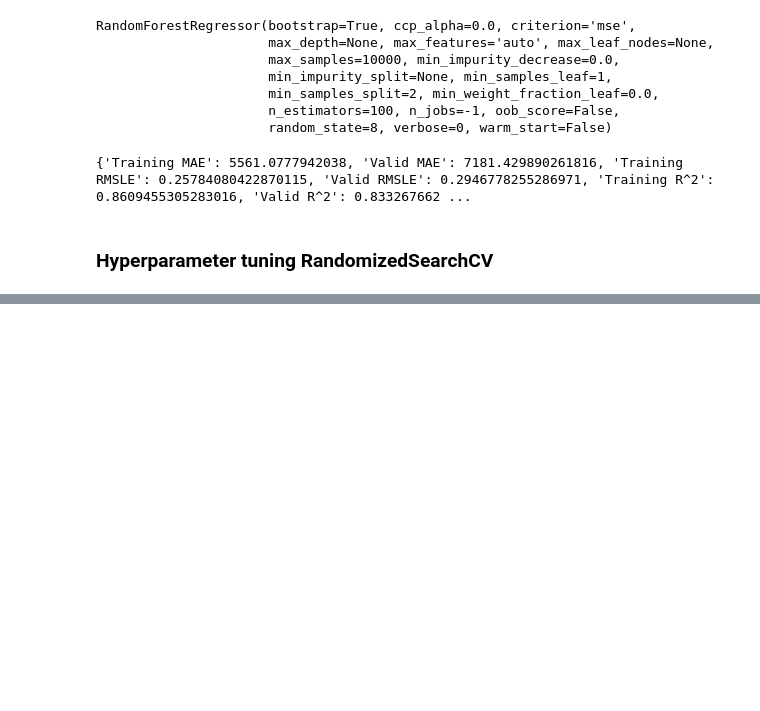
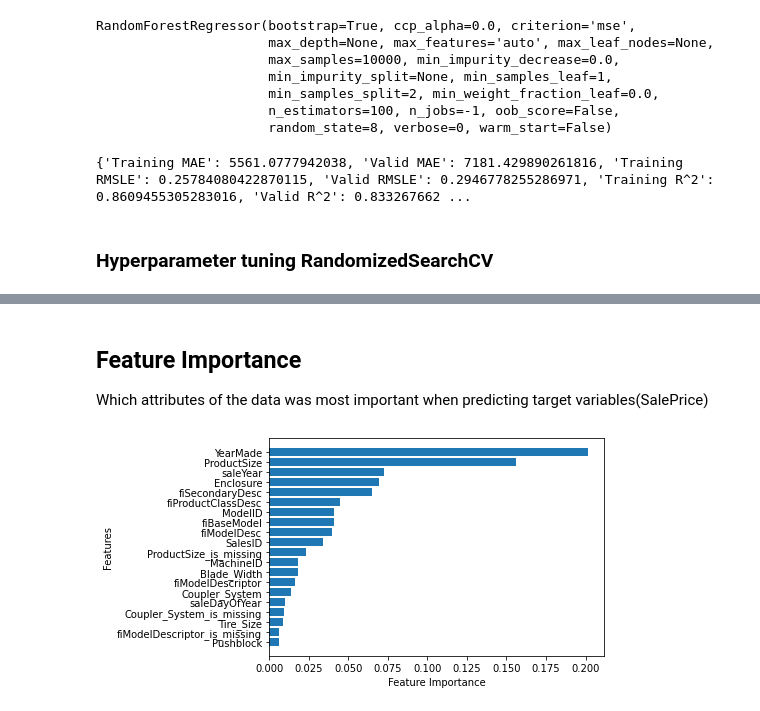
Before and after one commit to abishek-bupathi/bulldozer-price-prediction, a Jupyter notebook: bulldozer-price-regression.ipynb, the cells around one changed output, grey strips where cells are left out. Drawn from its saved outputs; the diff is of its cells as text; code cells hidden in the pictures; blank space fills up the shorter version.

```diff
--- a/bulldozer-price-regression.ipynb
+++ b/bulldozer-price-regression.ipynb
@@ -395,9 +395,9 @@ rf_grid = {"n_estimators": np.arange(10, 100, 10),
 
 # Insatantiate RadomizedSearchCV model
 rs_model = RandomizedSearchCV(RandomForestRegressor(n_jobs = -1,
-                                                    random_state=42),
+                                                    random_state=8),
                               param_distributions=rf_grid,
-                              n_iter = 5,
+                              n_iter =2, # set this higher for better parameter values
                               cv = 5,
                               verbose = True)
  #Fit the RandomizedSearchCV model
@@ -430,0 +445,14 @@ show_scores(rs_model)
+# %%
+%%time
+
+# Ideal Hyperparameter
+ideal_model = RandomForestRegressor(n_estimators= 40,
+                                    min_samples_leaf= 1,
+                                    min_samples_split= 14,
+                                    max_features= 0.5,
+                                    n_jobs= -1,
+                                    max_samples = None,
+                                    random_state = 8)
+
+# Fit the ideal model
+ideal_model.fit(x_train, y_train)
@@ -430,0 +578,22 @@ show_scores(rs_model)
+# %% [markdown]
+## Feature Importance
+Which attributes of the data was most important when predicting target variables(SalePrice)
+# %%
+# Function for plotting feature importance
+def plot_features(columns, importances, n=20):
+    df = (pd.DataFrame({"features": columns,
+                        "feature_importances": importances})
+          .sort_values("feature_importances", ascending = False)
+          .reset_index(drop = True))
+
+    # Plot the datafram
+    fig, ax = plt.subplots()
+    ax.barh(df["features"][:n], df["feature_importances"][:20])
+    ax.set_ylabel("Features")
+    ax.set_xlabel("Feature Importance")
+    ax.invert_yaxis()
+# %%
+# Find the feature importance
+plot_features(x_train.columns, ideal_model.feature_importances_);
+# %% [output]
+[figure, added]
```
Also changed, not shown: parts of 20 cells of this notebook, 7 other files.
